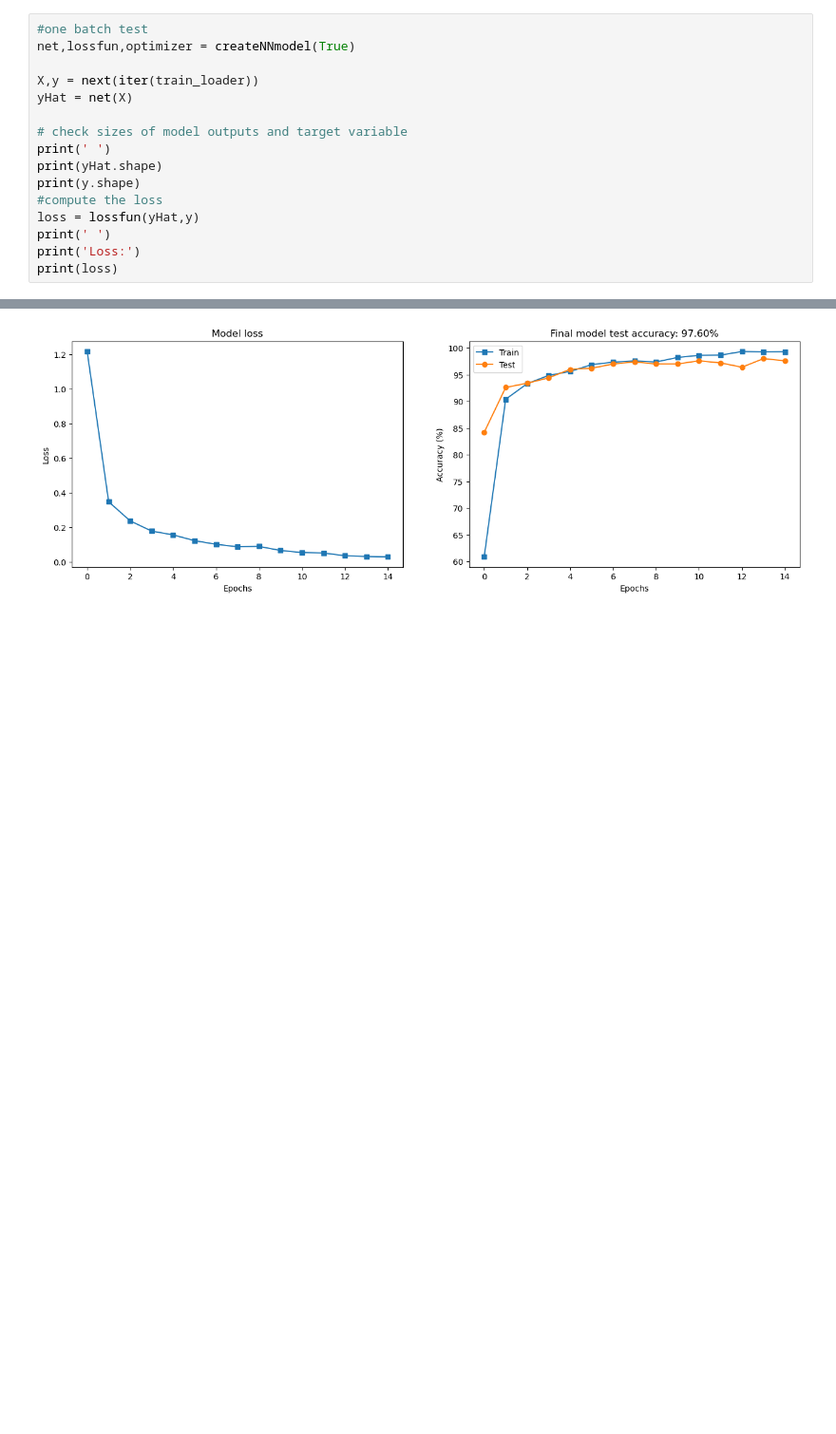
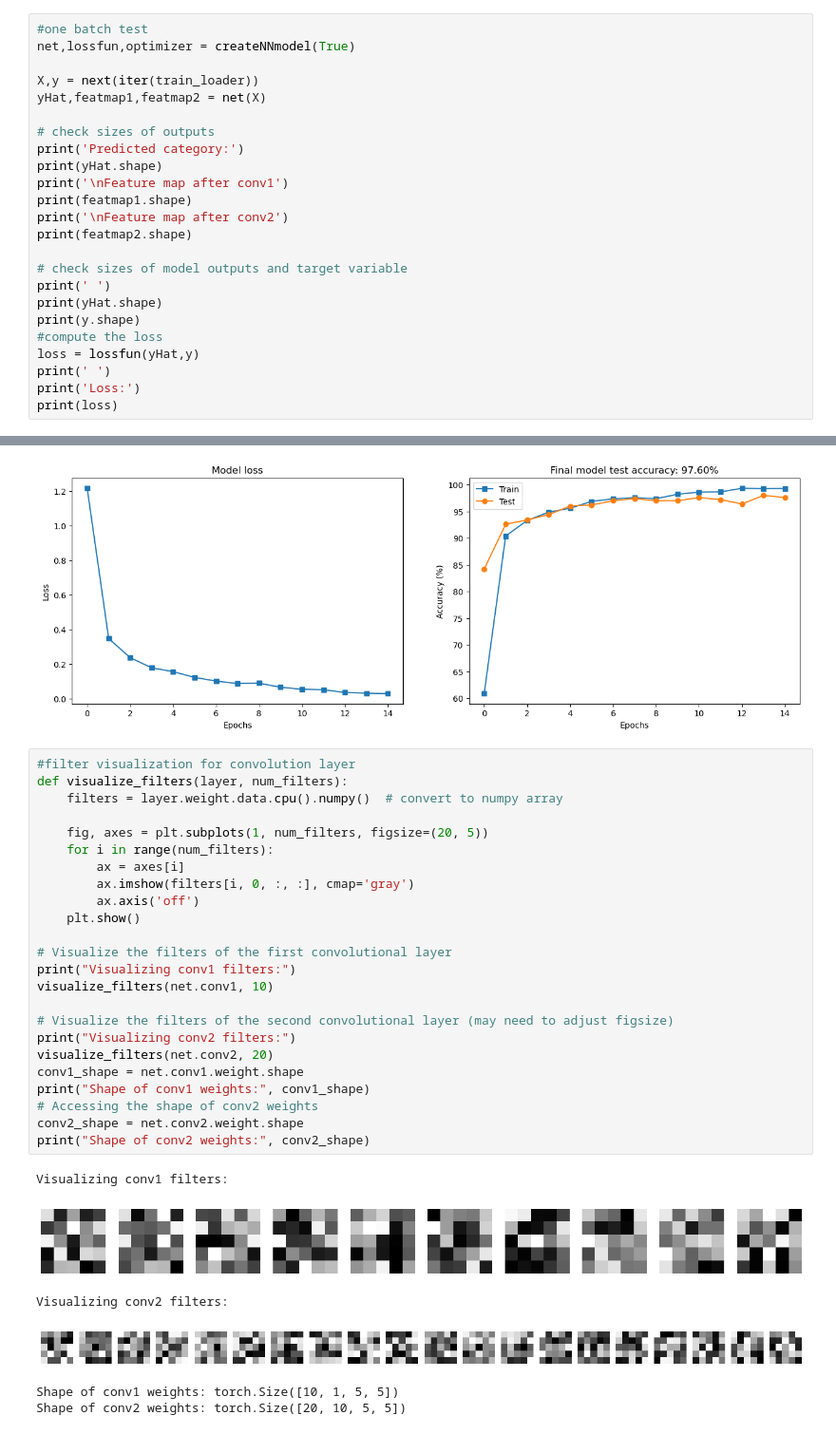
Before and after one commit to skruberk/PyTorch_public, a Jupyter notebook: CNN_Test.ipynb, the cells around one changed output, grey strips where cells are left out. Shown at 95% size. Drawn from its saved outputs; the diff is of its cells as text; blank space fills up the shorter version.

Commit message:
test for CNN, visualize feature maps and weights

```diff
--- a/CNN_Test.ipynb
+++ b/CNN_Test.ipynb
@@ -128,7 +135,15 @@ def createNNmodel(printtoggle=False):
 net,lossfun,optimizer = createNNmodel(True)
 
 X,y = next(iter(train_loader))
-yHat = net(X)
+yHat,featmap1,featmap2 = net(X)
+
+# check sizes of outputs
+print('Predicted category:')
+print(yHat.shape)
+print('\nFeature map after conv1')
+print(featmap1.shape)
+print('\nFeature map after conv2')
+print(featmap2.shape)
 
 # check sizes of model outputs and target variable
 print(' ')
@@ -244,3 +275,34 @@ ax[1].legend()
 plt.show()
 # %% [output]
 [figure]
+# %%
+#filter visualization for convolution layer
+def visualize_filters(layer, num_filters):
+    filters = layer.weight.data.cpu().numpy()  # convert to numpy array
+
+    fig, axes = plt.subplots(1, num_filters, figsize=(20, 5))
+    for i in range(num_filters):
+        ax = axes[i]
+        ax.imshow(filters[i, 0, :, :], cmap='gray')
+        ax.axis('off')
+    plt.show()
+
+# Visualize the filters of the first convolutional layer
+print("Visualizing conv1 filters:")
+visualize_filters(net.conv1, 10)
+
+# Visualize the filters of the second convolutional layer (may need to adjust figsize)
+print("Visualizing conv2 filters:")
+visualize_filters(net.conv2, 20)
+conv1_shape = net.conv1.weight.shape
+print("Shape of conv1 weights:", conv1_shape)
+# Accessing the shape of conv2 weights
+conv2_shape = net.conv2.weight.shape
+print("Shape of conv2 weights:", conv2_shape)
+# %% [output]
+Visualizing conv1 filters:
+[figure, added]
+Visualizing conv2 filters:
+[figure, added]
+Shape of conv1 weights: torch.Size([10, 1, 5, 5])
+Shape of conv2 weights: torch.Size([20, 10, 5, 5])
```
Also changed, not shown: parts of 4 cells of this notebook.
